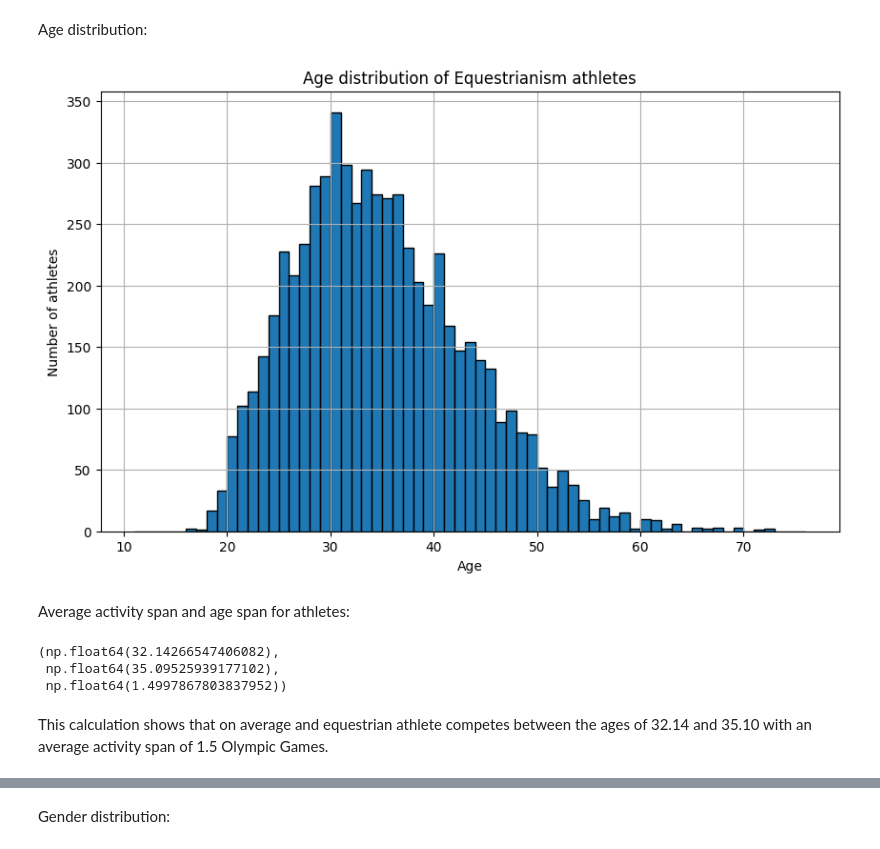
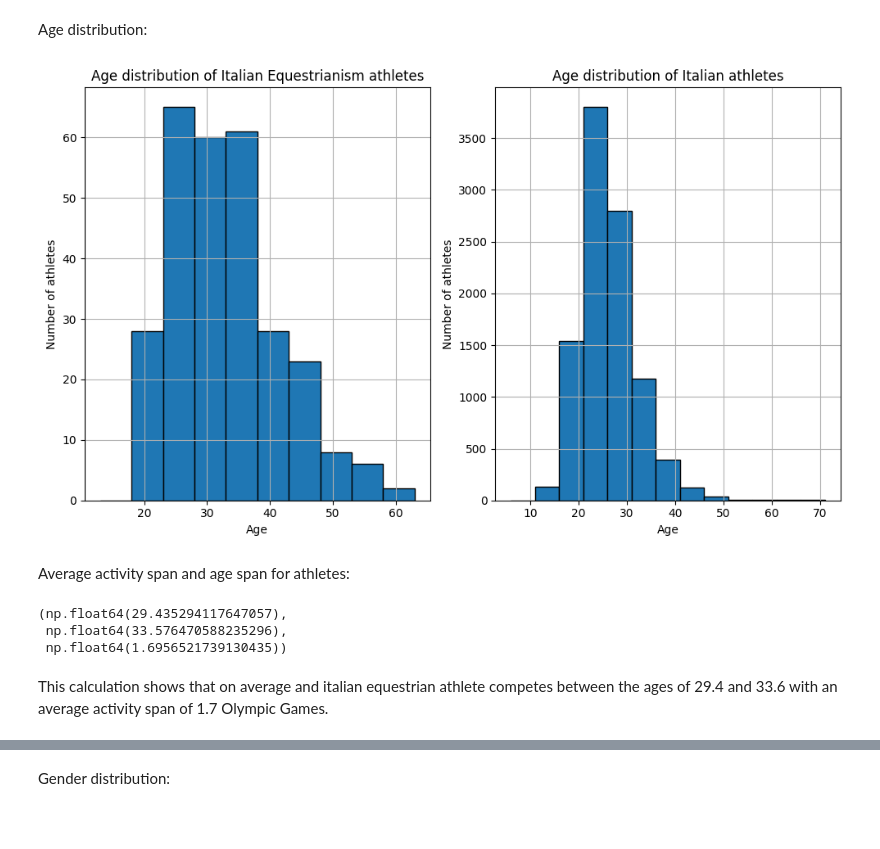
Before and after one commit to Aggisimov/Grupparbete_Italy, a Jupyter notebook: grupparbete.ipynb, the cells around one changed output, grey strips where cells are left out. Saved outputs shown, nothing was run; the diff lists cells and outputs as text; code cells hidden in the pictures; blank space fills up the shorter version.

Commit message:
equestrianism focused on italian statistics key inqueries alligned

```diff
--- a/grupparbete.ipynb
+++ b/grupparbete.ipynb
@@ -170,6 +170,7 @@ plt.show()
 # %% [markdown]
 Medal distribution between countries (NOC):
 # %%
+ita_df_equestrianism = italy_df[italy_df['Sport'] == 'Equestrianism']
 df_equestrianism = df[df['Sport'] == 'Equestrianism']
 df_equestrianism['NOC'][df_equestrianism['Medal'].notnull()].value_counts().plot.bar(title="Equestrianism medals per country")
 # %% [output]
@@ -178,25 +179,40 @@ df_equestrianism['NOC'][df_equestrianism['Medal'].notnull()].value_counts().plot
 # %% [markdown]
 Age distribution:
 # %%
-age_min = df_equestrianism['Age'][df_equestrianism['Age'].notnull()].min()
-age_max = df_equestrianism['Age'].max()
+ita_df_otherSports = italy_df[italy_df['Sport'] != "Equestrianism"]
 
-bins=range(int(age_min - 5), int(age_max + 5), 1)
+age_min_eq = ita_df_equestrianism['Age'][ita_df_equestrianism['Age'].notnull()].min()
+age_max_eq = ita_df_equestrianism['Age'].max()
+bins_eq = range(int(age_min_eq - 5), int(age_max_eq + 5), 5)
+
+age_min_other = ita_df_otherSports['Age'][ita_df_otherSports['Age'].notnull()].min()
+age_max_other = ita_df_otherSports['Age'].max()
+bins_other = range(int(age_min_other - 5), int(age_max_other + 5), 5)
+
 plt.figure(figsize=(10,6))
-plt.hist(df_equestrianism['Age'], bins = bins, edgecolor='black')
-plt.title("Age distribution of Equestrianism athletes")
+
+plt.subplot(1, 2, 1)
+plt.hist(ita_df_equestrianism['Age'], bins = bins_eq, edgecolor='black')
+plt.title("Age distribution of Italian Equestrianism athletes")
 plt.xlabel("Age")
 plt.ylabel("Number of athletes")
 plt.grid()
+
+plt.subplot(1, 2, 2)
+plt.hist(ita_df_otherSports['Age'], bins = bins_other, edgecolor='black')
+plt.title("Age distribution of Italian athletes")
+plt.xlabel("Age")
+plt.ylabel("Number of athletes")
+plt.grid()
+
+plt.tight_layout()
 plt.show()
 # %% [output]
-[figure, old version]
+[figure, new version]
 # %% [markdown]
 Average activity span and age span for athletes:
 # %%
-min_age = df_equestrianism['Age'].min()
-max_age = df_equestrianism['Age'].max()
-age_span_per_person = df_equestrianism.groupby('Name').agg(
+age_span_per_person = ita_df_equestrianism.groupby('Name').agg(
     MinAge=('Age', 'min'),
     MaxAge=('Age', 'max'),
     ActiveYears=('Year', lambda x: x.nunique())
@@ -205,14 +221,15 @@ age_span_per_person = df_equestrianism.groupby('Name').agg(
 average_min_age = age_span_per_person['MinAge'].mean()
 average_max_age = age_span_per_person['MaxAge'].mean()
 average_activity_span = age_span_per_person['ActiveYears'].mean()
+longest_active = age_span_per_person['ActiveYears'].max()
 
 average_min_age, average_max_age, average_activity_span
 # %% [output]
-(np.float64(32.14266547406082),
- np.float64(35.09525939177102),
- np.float64(1.4997867803837952))
+(np.float64(29.435294117647057),
+ np.float64(33.576470588235296),
+ np.float64(1.6956521739130435))
 # %% [markdown]
-This calculation shows that on average and equestrian athlete competes between the ages of 32.14 and 35.10 with an average activity span of 1.5 Olympic Games.
+This calculation shows that on average and italian equestrian athlete competes between the ages of 29.4 and 33.6 with an average activity span of 1.7 Olympic Games.
 # %%
 bins=range(0, int(longest_active + 5), 1)
 plt.figure(figsize=(10,6))
```
Also changed, not shown: parts of 3 cells of this notebook.
